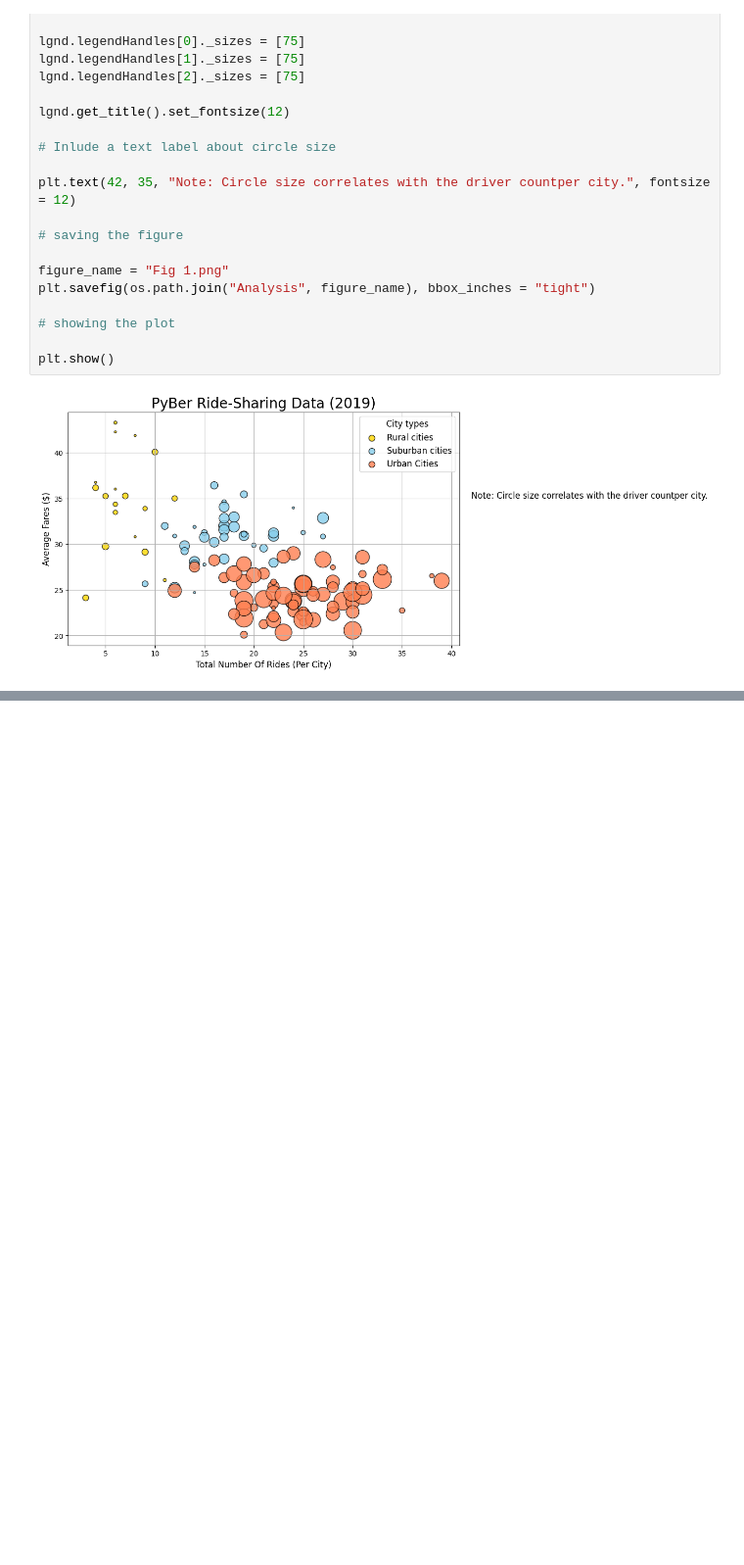
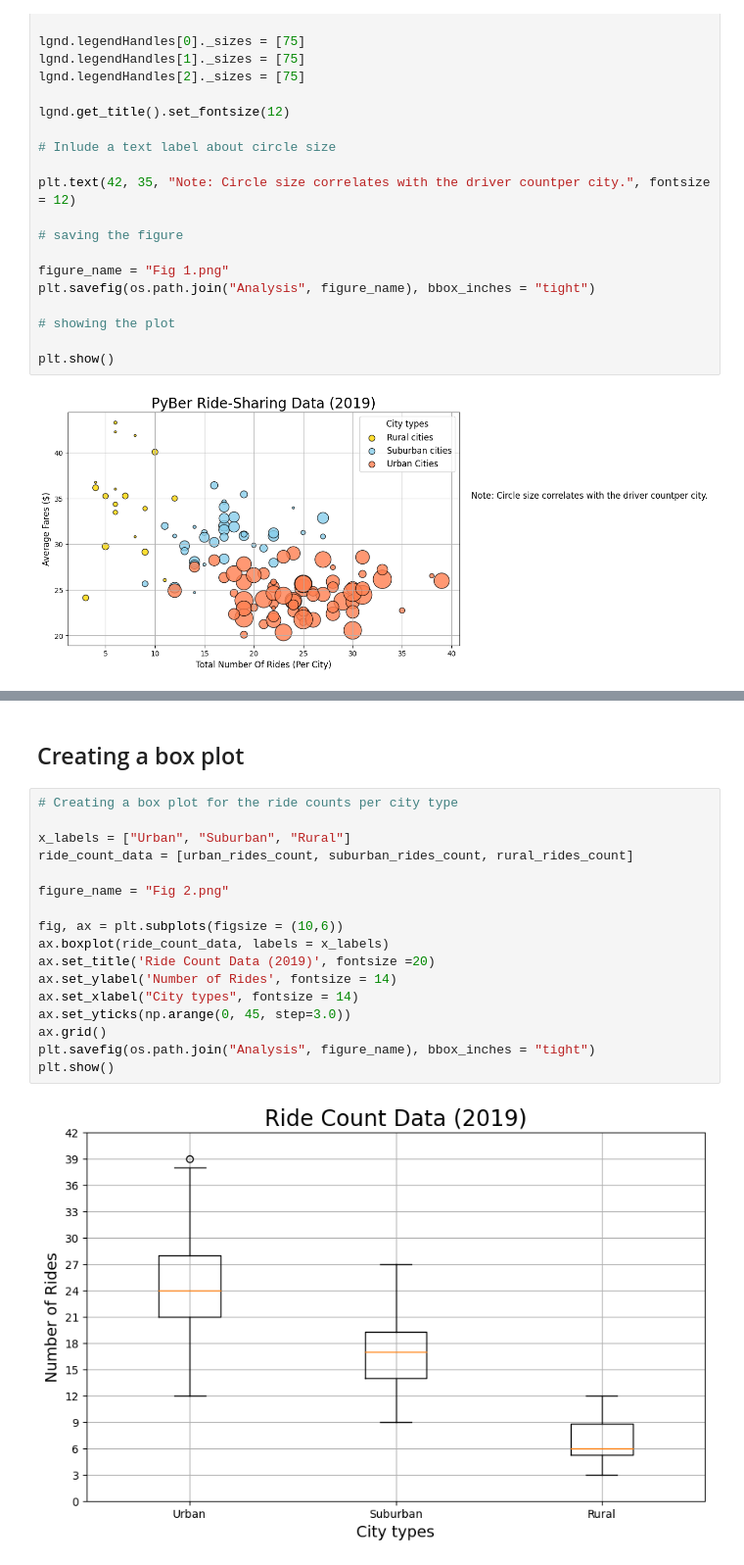
Before and after one commit to AhmadSidaoui/learning-journey, a Jupyter notebook: PyBer.ipynb, the cells around one changed output, grey strips where cells are left out. Shown at 98% size. Cells and saved outputs as stored; diff of their text form; blank space fills up the shorter version.

```diff
--- a/PyBer.ipynb
+++ b/PyBer.ipynb
@@ -337,0 +554,21 @@ plt.show()
+# %% [markdown]
+## Creating a box plot
+# %%
+# Creating a box plot for the ride counts per city type
+
+x_labels = ["Urban", "Suburban", "Rural"]
+ride_count_data = [urban_rides_count, suburban_rides_count, rural_rides_count]
+
+figure_name = "Fig 2.png"
+
+fig, ax = plt.subplots(figsize = (10,6))
+ax.boxplot(ride_count_data, labels = x_labels)
+ax.set_title('Ride Count Data (2019)', fontsize =20)
+ax.set_ylabel('Number of Rides', fontsize = 14)
+ax.set_xlabel("City types", fontsize = 14)
+ax.set_yticks(np.arange(0, 45, step=3.0))
+ax.grid()
+plt.savefig(os.path.join("Analysis", figure_name), bbox_inches = "tight")
+plt.show()
+# %% [output]
+[figure, added]
```
Also changed, not shown: parts of 23 cells of this notebook, 3 other files.
